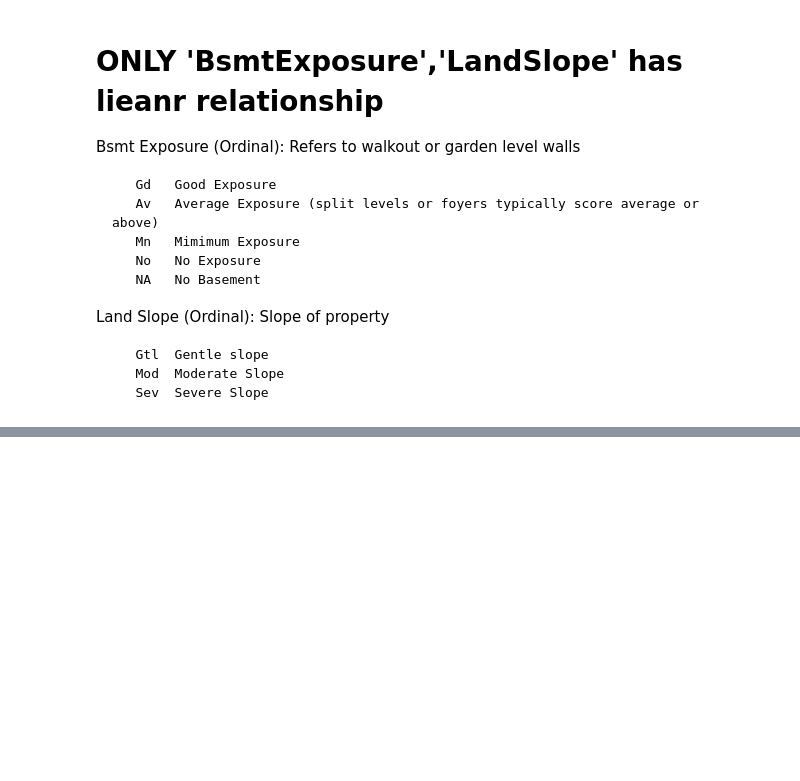
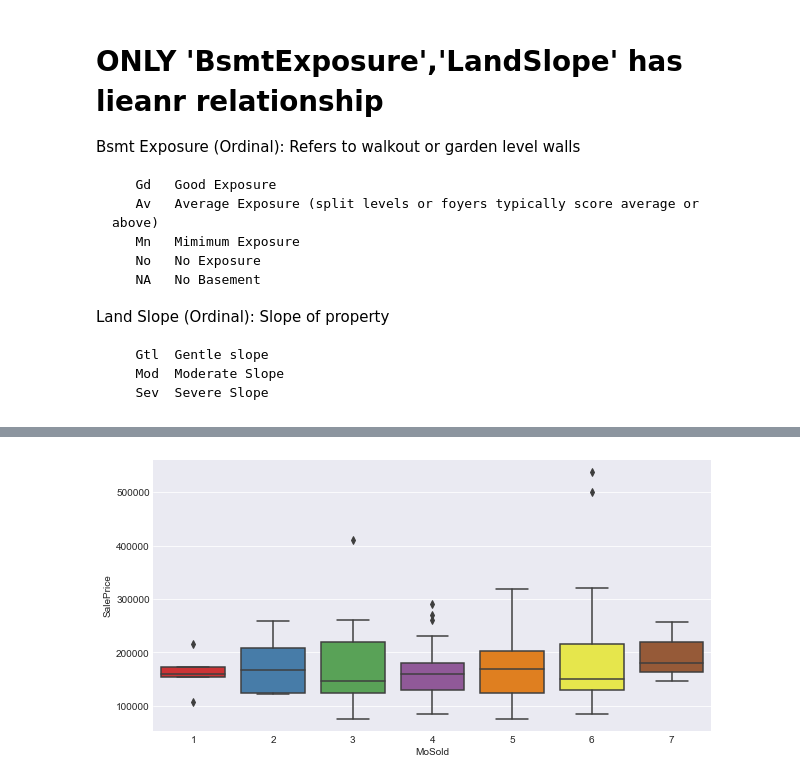
Before and after one commit to chyl9109/QBUS2820ProjctOne, a Jupyter notebook: FeatureEngineeringByYiran.ipynb, the cells around one changed output, grey strips where cells are left out. Drawn from its saved outputs; the diff is of its cells as text; code cells hidden in the pictures; blank space fills up the shorter version.

```diff
--- a/FeatureEngineeringByYiran.ipynb
+++ b/FeatureEngineeringByYiran.ipynb
@@ -685,0 +747,7 @@ plt.show()
+# %%
+fig, ax = plt.subplots(figsize=(10,5))
+rows=train['YrSold']==2010 # this plot has problem as well
+sns.boxplot(x=train.loc[rows,'MoSold'], y=train.loc[rows,'SalePrice'], palette="Set1")
+plt.show()
+# %% [output]
+[figure, added]
```
Also changed, not shown: parts of 16 cells of this notebook.
